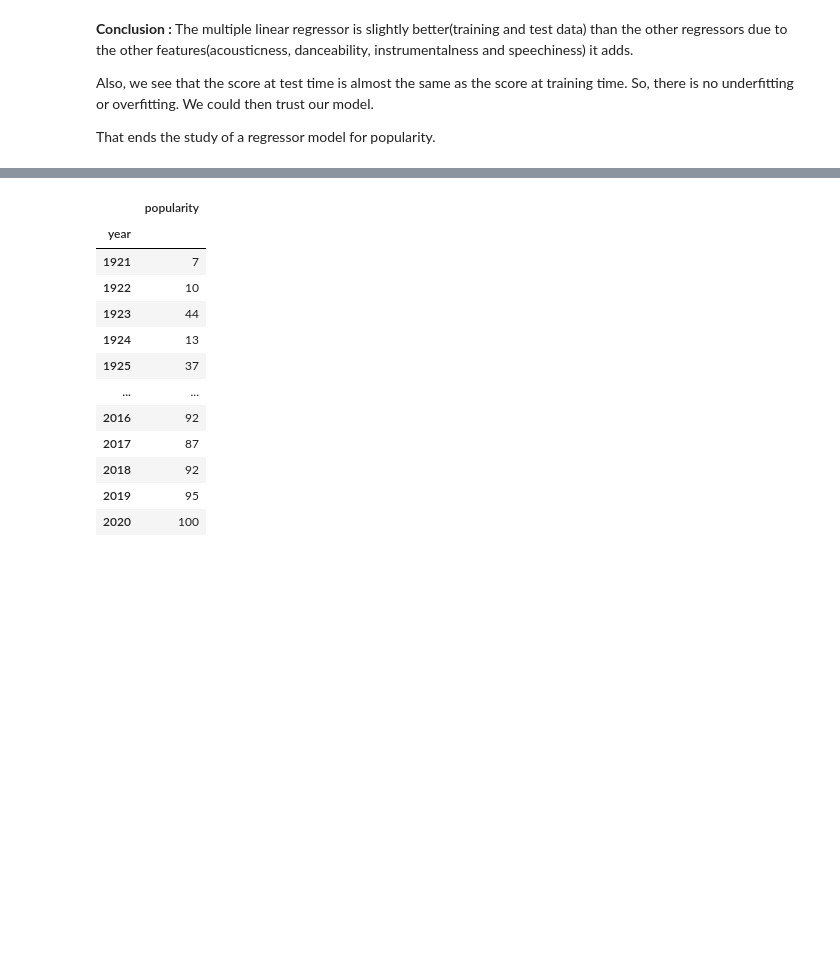
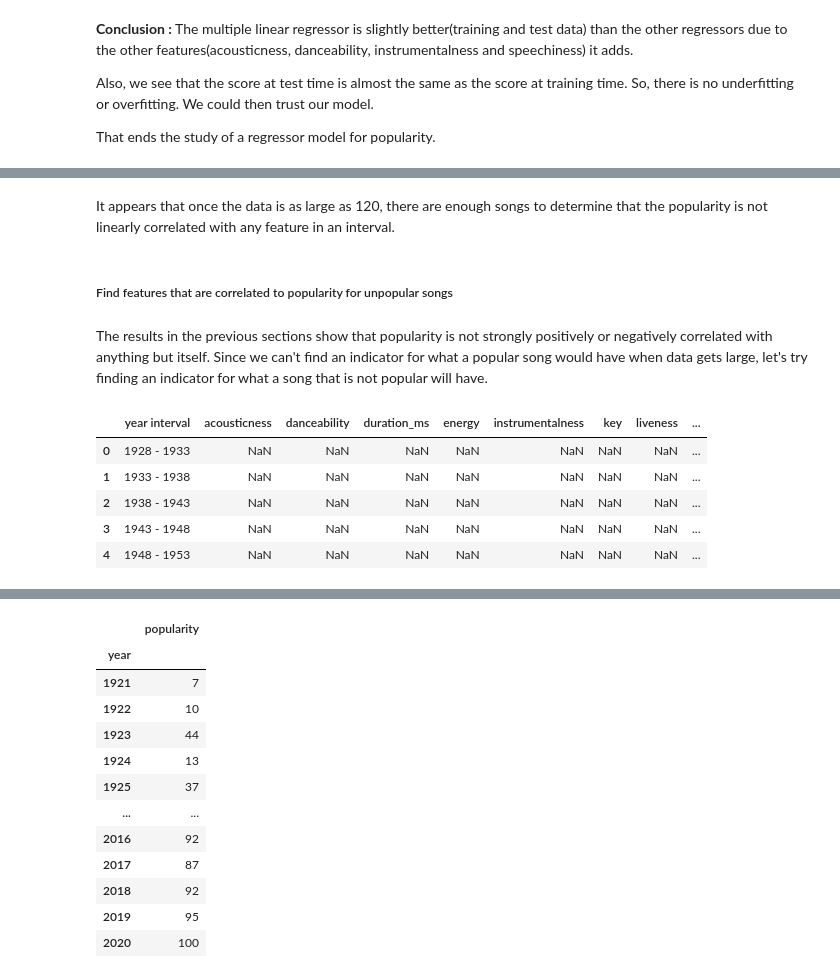
Before and after one commit to Manuela-AYO/DAProject2022, a Jupyter notebook: spotifyAnalysis.ipynb, the cells around one changed output, grey strips where cells are left out. Saved outputs shown, nothing was run; the diff lists cells and outputs as text; code cells hidden in the pictures; blank space fills up the shorter version.

```diff
--- a/spotifyAnalysis.ipynb
+++ b/spotifyAnalysis.ipynb
@@ -1035,0 +1145,6 @@ That ends the study of a regressor model for popularity.
+# %%
+for i in range(1928, 2020, 10):
+    # recall that we defined popularity by having a score greater than 50, so those are the songs that we are interested in
+    new_interval = df[(X.between(i, i + 10)) & (df['popularity'] > 50)]
+
+    print(f"{i} - {i+10}: {len(new_interval)}")
@@ -1035,0 +1162,51 @@ That ends the study of a regressor model for popularity.
+# %% [markdown]
+It appears that once the data is as large as 120, there are enough songs to determine that the popularity is not linearly correlated with any feature in an interval.
+# %% [markdown]
+##### Find features that are correlated to popularity for unpopular songs
+# %% [markdown]
+The results in the previous sections show that popularity is not strongly positively or negatively correlated with anything but itself. Since we can't find an indicator for what a popular song would have when data gets large, let's try finding an indicator for what a song that is not popular will have.
+# %%
+df_pop = pd.DataFrame(columns = ["year interval", "acousticness", "danceability", "duration_ms",
+                                 "energy", "instrumentalness", "key", "liveness", "loudness", "popularity",
+                                 "speechiness", "tempo", "valence", "year"])
+for i in range(1928, 2020, 15):
+    new_interval = cor_df[(X.between(i, i + 5)) & (cor_df['popularity'] < 50)]
+    correlation_scores_5 = new_interval.corr()
+    correlation_scores_5 = correlation_scores_5[(correlation_scores_5.iloc[:, 0: 19] >= 0.4) | (correlation_scores_5.iloc[:, 0: 19] <= -0.4)]
+    pop = correlation_scores_5["popularity"].tolist()
+
+    if i+ 5 > 2020:
+        title = f'{i} - {i+5}'
+        pop.insert(0, title)
+        df_pop.loc[len(df_pop.index)] = pop
+
+    else:
+        next_interval = cor_df[(X.between(i+5, i+ 10)) & (cor_df['popularity'] < 50)]
+        next_n_interval = cor_df[(X.between(i+10, i+ 15)) & (cor_df['popularity'] < 50)]
+
+        correlation_scores_10 = next_interval.corr()
+        correlation_scores_15 = next_n_interval.corr()
+
+        correlation_scores_10 = correlation_scores_10[(correlation_scores_10.iloc[:, 0: 19] >= 0.4) | (correlation_scores_10.iloc[:, 0: 19] <= -0.4)]
+        correlation_scores_15 = correlation_scores_15[(correlation_scores_15.iloc[:, 0: 19] >= 0.4) | (correlation_scores_15.iloc[:, 0: 19] <= -0.4)]
+
+        pop1 = correlation_scores_10["popularity"].tolist()
+        pop2 = correlation_scores_15["popularity"].tolist()
+        title = f'{i} - {i+5}'
+        title1 = f'{i+5} - {i+10}'
+        title2 = f'{i+10} - {i+15}'
+        pop.insert(0, title)
+        pop1.insert(0, title1)
+        pop2.insert(0, title2)
+        df_pop.loc[len(df_pop.index)] = pop
+        df_pop.loc[len(df_pop.index)] = pop1
+        df_pop.loc[len(df_pop.index)] = pop2
+
+df_pop.head()
+# %% [output]
+|  | year interval | acousticness | danceability | duration_ms | energy | instrumentalness | key | liveness | ... |
+| 0 | 1928 - 1933 | NaN | NaN | NaN | NaN | NaN | NaN | NaN | ... |
+| 1 | 1933 - 1938 | NaN | NaN | NaN | NaN | NaN | NaN | NaN | ... |
+| 2 | 1938 - 1943 | NaN | NaN | NaN | NaN | NaN | NaN | NaN | ... |
+| 3 | 1943 - 1948 | NaN | NaN | NaN | NaN | NaN | NaN | NaN | ... |
+| 4 | 1948 - 1953 | NaN | NaN | NaN | NaN | NaN | NaN | NaN | ... |
```
Also changed, not shown: parts of 38 cells of this notebook, 1 other file.
